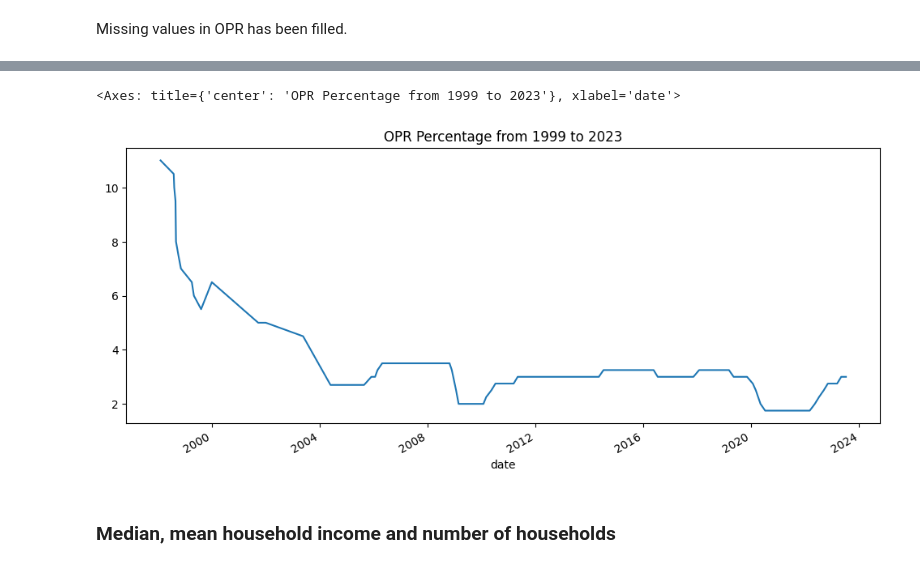
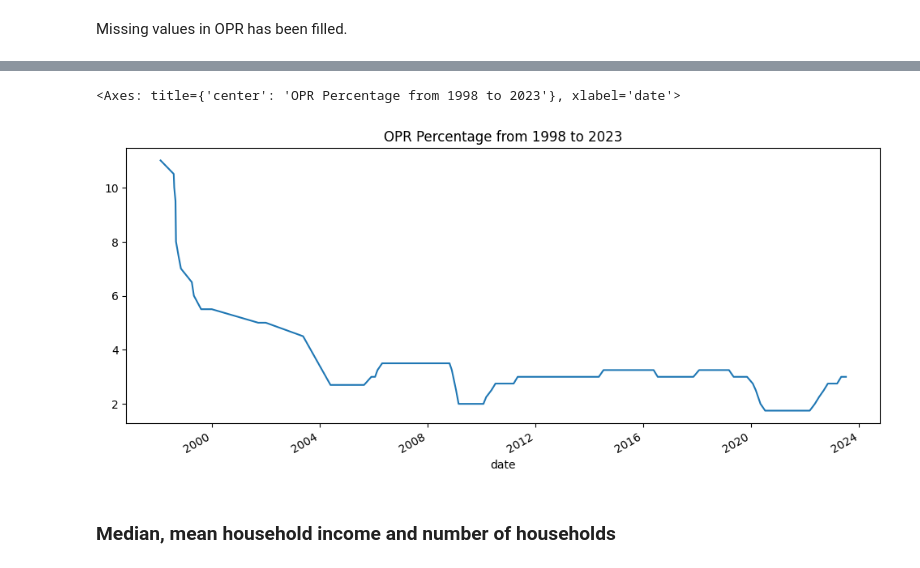
Before and after one commit to yuenherny/kl-house-price-forecasting, a Jupyter notebook: notebooks/Transactions - 05 Data Integration.ipynb, the cells around one changed output, grey strips where cells are left out. Saved outputs shown, nothing was run; the diff lists cells and outputs as text; code cells hidden in the pictures.

```diff
--- a/notebooks/Transactions - 05 Data Integration.ipynb
+++ b/notebooks/Transactions - 05 Data Integration.ipynb
@@ -900,6 +904,3 @@ df_opr_interpolated.query('2000 <= year <= 2005')
 | 22 | 2005 | 2005-08-24 | 0 | 2.7 |
 | 23 | 2005 | 2005-05-25 | 0 | 2.7 |
 | 24 | 2005 | 2005-02-28 | 0 | 2.7 |
-# %%
-df_opr_interpolated = df_opr_interpolated.ffill()
-df_opr_interpolated.query('1999 <= year <= 2005')
@@ -922,0 +907,4 @@ df_opr_interpolated.query('1999 <= year <= 2005')
+# %%
+df_opr_interpolated = df_opr_interpolated.sort_values('date').ffill()
+df_opr_interpolated = df_opr_interpolated.dropna()
+df_opr_interpolated.isna().sum()
@@ -925,14 +939,14 @@ Missing values in OPR has been filled.
 # %%
 df_opr_interpolated.plot(
     x='date',
     y='new_opr_percentage',
     figsize=(12,5),
-    title='OPR Percentage from 1999 to 2023',
+    title='OPR Percentage from 1998 to 2023',
     legend=False
 )
 # %% [output]
-<Axes: title={'center': 'OPR Percentage from 1999 to 2023'}, xlabel='date'>
+<Axes: title={'center': 'OPR Percentage from 1998 to 2023'}, xlabel='date'>
-[figure, old version]
+[figure, new version]
 # %% [markdown]
 ### Median, mean household income and number of households
 # %%
```
Also changed, not shown: parts of 38 cells of this notebook.
